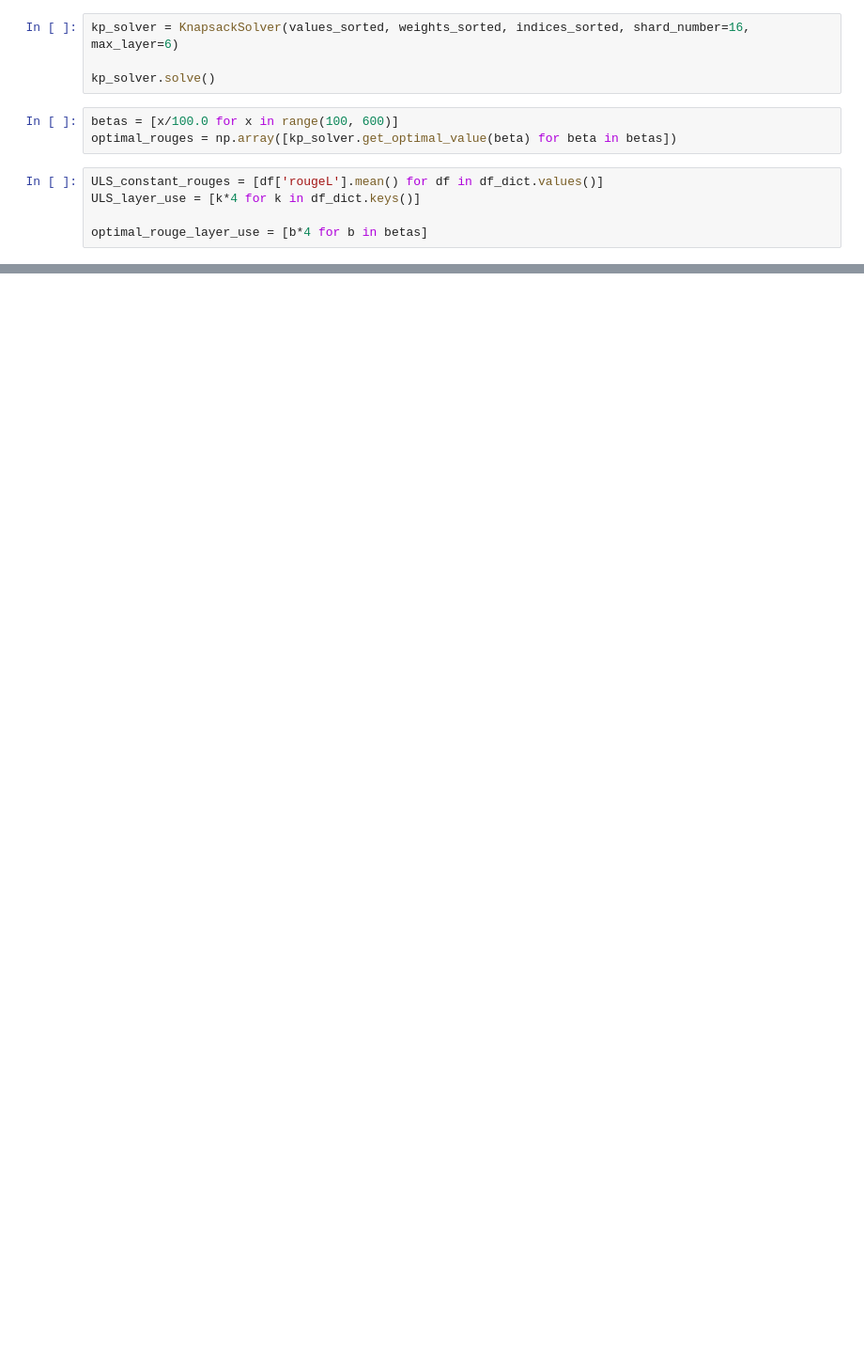
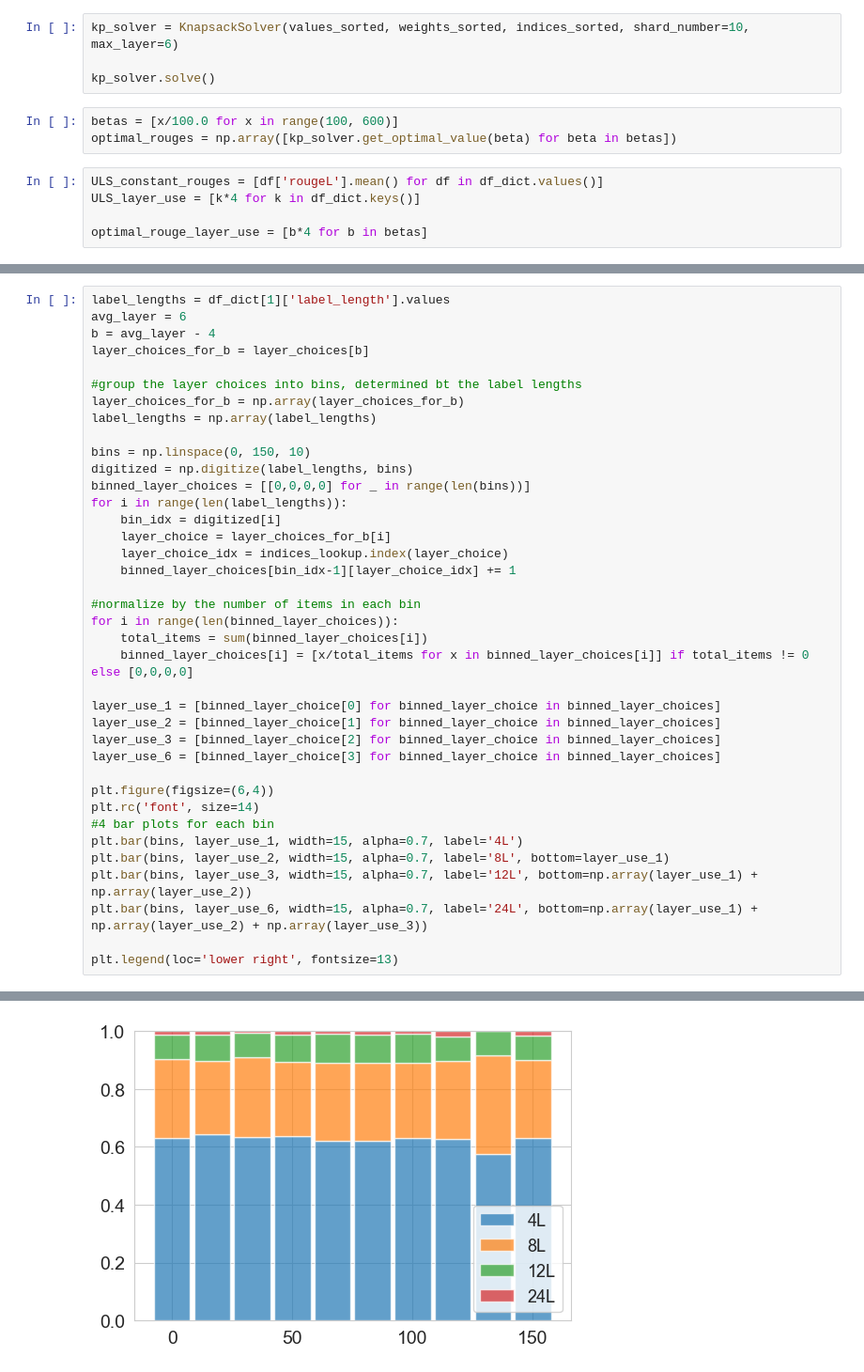
Before and after one commit to networkslab/enlsp_neurips24, a Jupyter notebook: src/analysis/EXP3.ipynb, the cells around one changed output, grey strips where cells are left out. Shown: that part at 94% size. Saved outputs shown, nothing was run; the diff lists cells and outputs as text; blank space fills up the shorter version.

```diff
--- a/src/analysis/EXP3.ipynb
+++ b/src/analysis/EXP3.ipynb
@@ -105,7 +105,7 @@ print(max_capacity)
 # %% [output]
 46800
 # %%
-kp_solver = KnapsackSolver(values_sorted, weights_sorted, indices_sorted, shard_number=16, max_layer=6)
+kp_solver = KnapsackSolver(values_sorted, weights_sorted, indices_sorted, shard_number=10, max_layer=6)
 
 kp_solver.solve()
 # %%
@@ -153,0 +172,39 @@ for i in range(len(choices_for_layer)):
+# %%
+label_lengths = df_dict[1]['label_length'].values
+avg_layer = 6
+b = avg_layer - 4
+layer_choices_for_b = layer_choices[b]
+
+#group the layer choices into bins, determined bt the label lengths
+layer_choices_for_b = np.array(layer_choices_for_b)
+label_lengths = np.array(label_lengths)
+
+bins = np.linspace(0, 150, 10)
+digitized = np.digitize(label_lengths, bins)
+binned_layer_choices = [[0,0,0,0] for _ in range(len(bins))]
+for i in range(len(label_lengths)):
+    bin_idx = digitized[i]
+    layer_choice = layer_choices_for_b[i]
+    layer_choice_idx = indices_lookup.index(layer_choice)
+    binned_layer_choices[bin_idx-1][layer_choice_idx] += 1
+
+#normalize by the number of items in each bin
+for i in range(len(binned_layer_choices)):
+    total_items = sum(binned_layer_choices[i])
+    binned_layer_choices[i] = [x/total_items for x in binned_layer_choices[i]] if total_items != 0 else [0,0,0,0]
+
+layer_use_1 = [binned_layer_choice[0] for binned_layer_choice in binned_layer_choices]
+layer_use_2 = [binned_layer_choice[1] for binned_layer_choice in binned_layer_choices]
+layer_use_3 = [binned_layer_choice[2] for binned_layer_choice in binned_layer_choices]
+layer_use_6 = [binned_layer_choice[3] for binned_layer_choice in binned_layer_choices]
+
+plt.figure(figsize=(6,4))
+plt.rc('font', size=14)
+#4 bar plots for each bin
+plt.bar(bins, layer_use_1, width=15, alpha=0.7, label='4L')
+plt.bar(bins, layer_use_2, width=15, alpha=0.7, label='8L', bottom=layer_use_1)
+plt.bar(bins, layer_use_3, width=15, alpha=0.7, label='12L', bottom=np.array(layer_use_1) + np.array(layer_use_2))
+plt.bar(bins, layer_use_6, width=15, alpha=0.7, label='24L', bottom=np.array(layer_use_1) + np.array(layer_use_2) + np.array(layer_use_3))
+
+plt.legend(loc='lower right', fontsize=13)
+# %% [output]
@@ -153,0 +212 @@ for i in range(len(choices_for_layer)):
+[figure, added]
```
Also changed, not shown: parts of 8 cells of this notebook, 1 other file.
